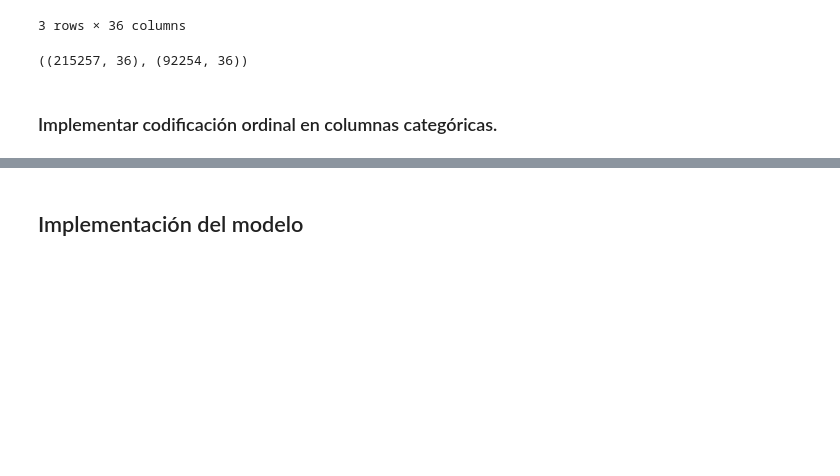
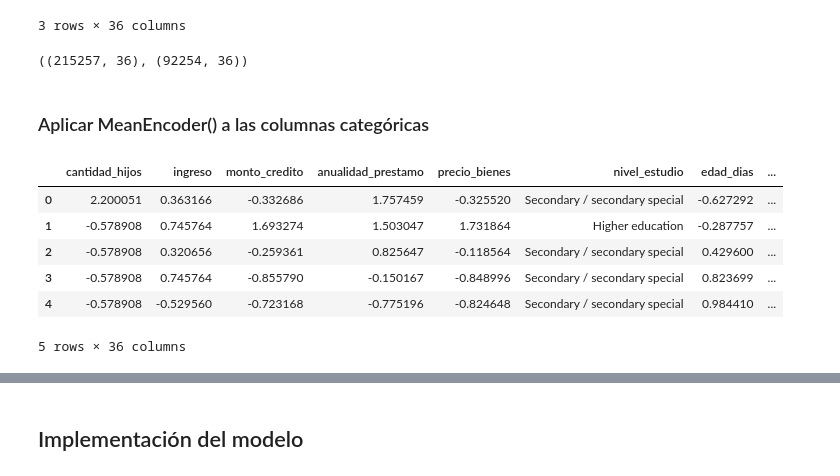
Before and after one commit to JMhuautla/NoCountry-Team-1, a Jupyter notebook: machine_learning/Modelo_ML.ipynb, the cells around one changed output, grey strips where cells are left out. Cells and saved outputs as stored; diff of their text form; code cells hidden in the pictures; blank space fills up the shorter version.

```diff
--- a/division de columnas por tratamiento.ipynb
+++ b/machine_learning/Modelo_ML.ipynb
@@ -351,5 +364,3 @@ x_test_ohe.head(3)
 x_train_ohe.shape, x_test_ohe.shape
 # %% [output]
 ((215257, 36), (92254, 36))
-# %% [markdown]
-### Implementar codificación ordinal en columnas categóricas.
@@ -363,0 +367,21 @@ ordinal_x_test = pd.DataFrame(ordinal.transform(x_test[cat_x]), columns = cat_x)
+# %% [markdown]
+### Aplicar MeanEncoder() a las columnas categóricas
+# %%
+#crear Instancia
+mean_encoder= MeanEncoder(variables=categorical_x, missing_values= 'raise', ignore_format=False)
+# C# Aplicar fit_transform al conjunto de entre (esta cosa ya te entrega un dataframe)
+mean_encoder_x = mean_encoder.fit_transform(x_train_ohe[categorical_x], y_train.reset_index(drop=True))
+# Aplicar la misma transfomación al conjunto de entrenamiento
+mean_encoder_x_test = mean_encoder.transform(x_test_ohe[categorical_x])
+# Agregar las columnas al dataframe original.
+x_train_mean_e = pd.concat([x_train_ohe.drop(columns = categorical_x), mean_encoder_x], axis=1)
+x_test_mean_e = pd.concat([x_test_ohe.drop(columns = categorical_x), mean_encoder_x_test], axis=1)
+x_test_mean_e.head()
+# %% [output]
+|  | cantidad_hijos | ingreso | monto_credito | anualidad_prestamo | precio_bienes | nivel_estudio | edad_dias | ... |
+| 0 | 2.200051 | 0.363166 | -0.332686 | 1.757459 | -0.325520 | Secondary / secondary special | -0.627292 | ... |
+| 1 | -0.578908 | 0.745764 | 1.693274 | 1.503047 | 1.731864 | Higher education | -0.287757 | ... |
+| 2 | -0.578908 | 0.320656 | -0.259361 | 0.825647 | -0.118564 | Secondary / secondary special | 0.429600 | ... |
+| 3 | -0.578908 | 0.745764 | -0.855790 | -0.150167 | -0.848996 | Secondary / secondary special | 0.823699 | ... |
+| 4 | -0.578908 | -0.529560 | -0.723168 | -0.775196 | -0.824648 | Secondary / secondary special | 0.984410 | ... |
+5 rows × 36 columns
```
Also changed, not shown: parts of 38 cells of this notebook, 1 other file.
